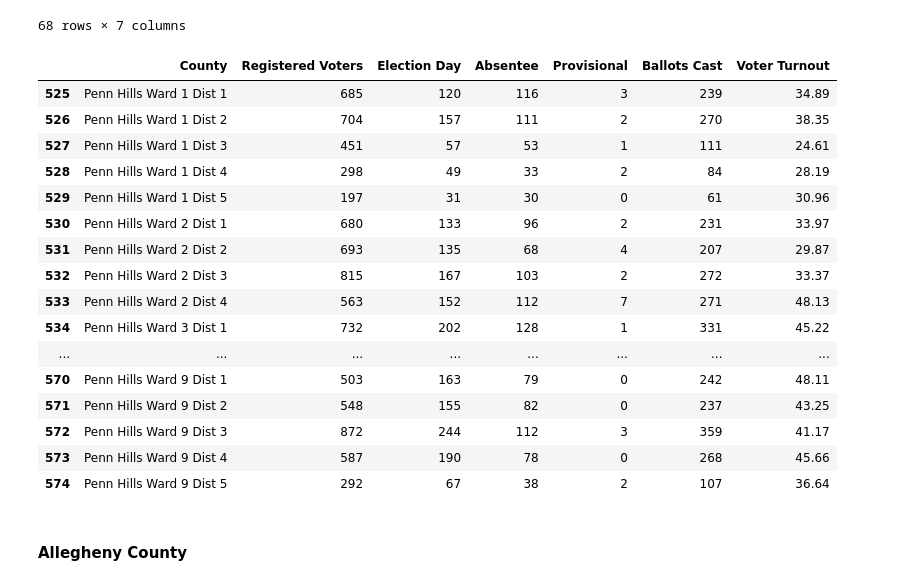
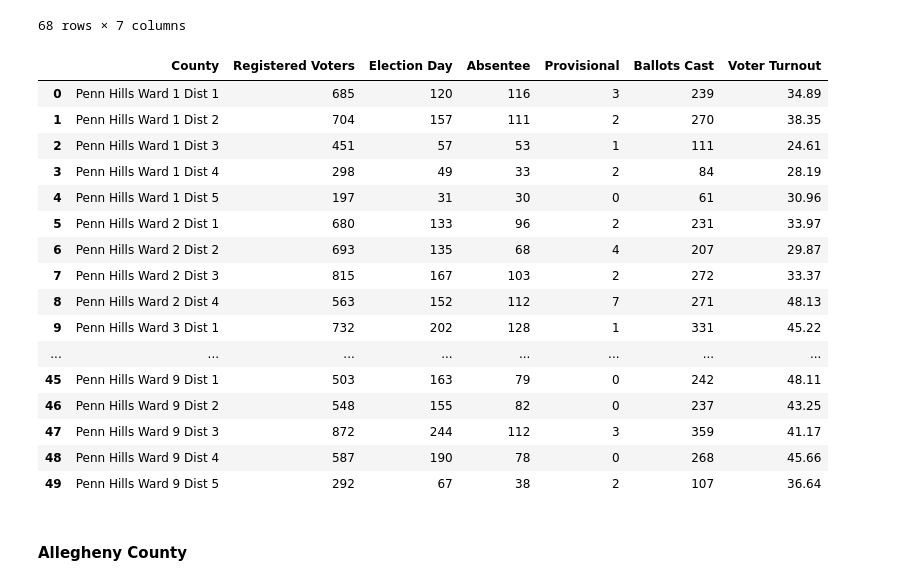
Before and after one commit to jonprice99/Regional-Election-Analysis, a Jupyter notebook: election_data.ipynb, the cells around one changed output. Saved outputs shown, nothing was run; the diff lists cells and outputs as text; code cells hidden in the pictures.

```diff
--- a/election_data.ipynb
+++ b/election_data.ipynb
@@ -869,26 +870,27 @@ hd32_general23_turnout
 # %%
 # get only Penn Hills wards/districts
 ph_general23_turnout = allegheny_general23_turnout[allegheny_general23_turnout['County'].str.contains("Penn Hills")]
-ph_general23_turnout.reset_index(drop=True)
+ph_general23_turnout = ph_general23_turnout.reset_index(drop=True)
+ph_general23_turnout.to_excel('ph_general23_turnout.xlsx', sheet_name='data', index=False, columns=['County', 'Registered Voters', 'Election Day', 'Absentee', 'Provisional', 'Ballots Cast', 'Voter Turnout'])
 ph_general23_turnout
 # %% [output]
 |  | County | Registered Voters | Election Day | Absentee | Provisional | Ballots Cast | Voter Turnout |
-| 525 | Penn Hills Ward 1 Dist 1 | 685 | 120 | 116 | 3 | 239 | 34.89 |
-| 526 | Penn Hills Ward 1 Dist 2 | 704 | 157 | 111 | 2 | 270 | 38.35 |
-| 527 | Penn Hills Ward 1 Dist 3 | 451 | 57 | 53 | 1 | 111 | 24.61 |
-| 528 | Penn Hills Ward 1 Dist 4 | 298 | 49 | 33 | 2 | 84 | 28.19 |
-| 529 | Penn Hills Ward 1 Dist 5 | 197 | 31 | 30 | 0 | 61 | 30.96 |
-| 530 | Penn Hills Ward 2 Dist 1 | 680 | 133 | 96 | 2 | 231 | 33.97 |
-| 531 | Penn Hills Ward 2 Dist 2 | 693 | 135 | 68 | 4 | 207 | 29.87 |
-| 532 | Penn Hills Ward 2 Dist 3 | 815 | 167 | 103 | 2 | 272 | 33.37 |
-| 533 | Penn Hills Ward 2 Dist 4 | 563 | 152 | 112 | 7 | 271 | 48.13 |
-| 534 | Penn Hills Ward 3 Dist 1 | 732 | 202 | 128 | 1 | 331 | 45.22 |
+| 0 | Penn Hills Ward 1 Dist 1 | 685 | 120 | 116 | 3 | 239 | 34.89 |
+| 1 | Penn Hills Ward 1 Dist 2 | 704 | 157 | 111 | 2 | 270 | 38.35 |
+| 2 | Penn Hills Ward 1 Dist 3 | 451 | 57 | 53 | 1 | 111 | 24.61 |
+| 3 | Penn Hills Ward 1 Dist 4 | 298 | 49 | 33 | 2 | 84 | 28.19 |
+| 4 | Penn Hills Ward 1 Dist 5 | 197 | 31 | 30 | 0 | 61 | 30.96 |
+| 5 | Penn Hills Ward 2 Dist 1 | 680 | 133 | 96 | 2 | 231 | 33.97 |
+| 6 | Penn Hills Ward 2 Dist 2 | 693 | 135 | 68 | 4 | 207 | 29.87 |
+| 7 | Penn Hills Ward 2 Dist 3 | 815 | 167 | 103 | 2 | 272 | 33.37 |
+| 8 | Penn Hills Ward 2 Dist 4 | 563 | 152 | 112 | 7 | 271 | 48.13 |
+| 9 | Penn Hills Ward 3 Dist 1 | 732 | 202 | 128 | 1 | 331 | 45.22 |
 | ... | ... | ... | ... | ... | ... | ... | ... |
-| 570 | Penn Hills Ward 9 Dist 1 | 503 | 163 | 79 | 0 | 242 | 48.11 |
-| 571 | Penn Hills Ward 9 Dist 2 | 548 | 155 | 82 | 0 | 237 | 43.25 |
-| 572 | Penn Hills Ward 9 Dist 3 | 872 | 244 | 112 | 3 | 359 | 41.17 |
-| 573 | Penn Hills Ward 9 Dist 4 | 587 | 190 | 78 | 0 | 268 | 45.66 |
-| 574 | Penn Hills Ward 9 Dist 5 | 292 | 67 | 38 | 2 | 107 | 36.64 |
+| 45 | Penn Hills Ward 9 Dist 1 | 503 | 163 | 79 | 0 | 242 | 48.11 |
+| 46 | Penn Hills Ward 9 Dist 2 | 548 | 155 | 82 | 0 | 237 | 43.25 |
+| 47 | Penn Hills Ward 9 Dist 3 | 872 | 244 | 112 | 3 | 359 | 41.17 |
+| 48 | Penn Hills Ward 9 Dist 4 | 587 | 190 | 78 | 0 | 268 | 45.66 |
+| 49 | Penn Hills Ward 9 Dist 5 | 292 | 67 | 38 | 2 | 107 | 36.64 |
 # %%
 # remove apostrophes from the 'Muni_War_1' column
 allegheny_district_map['Muni_War_1'] = allegheny_district_map['Muni_War_1'].apply(lambda x: re.sub(r"'", '', x))
```
Also changed, not shown: parts of 65 cells of this notebook, 1 other file.
